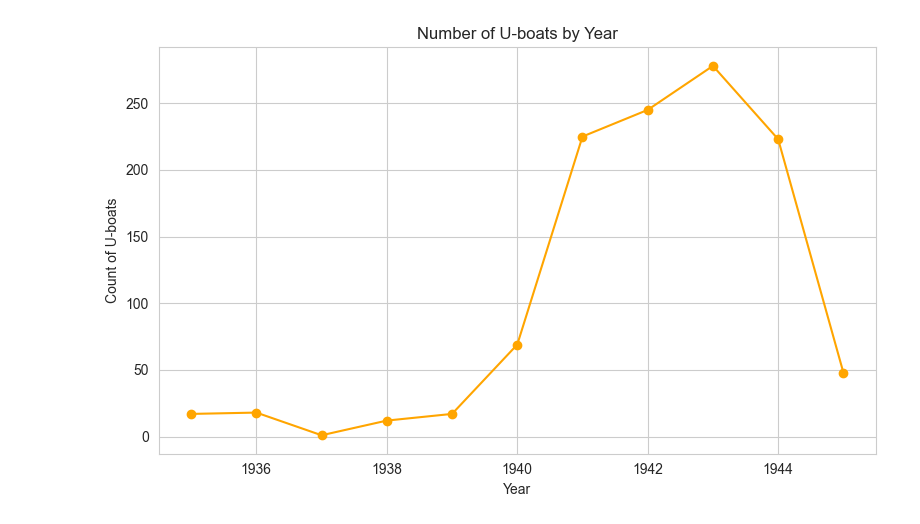
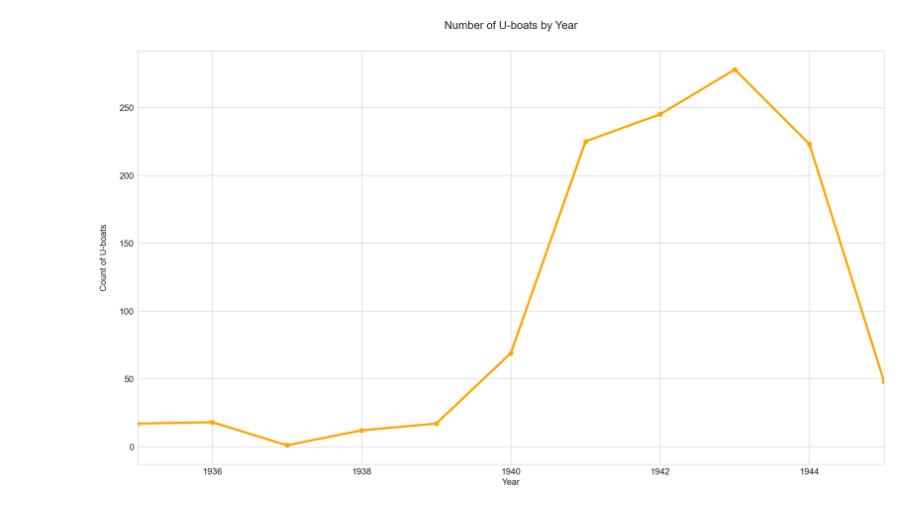
Before and after one commit to amdla/Data-visualisation, a Jupyter notebook: u-boot/karabin.ipynb, the cells around one changed output. Saved outputs shown, nothing was run; the diff lists cells and outputs as text; code cells hidden in the pictures.

```diff
--- a/u-boot/karabin.ipynb
+++ b/u-boot/karabin.ipynb
@@ -12,16 +12,19 @@ df = pd.read_csv('uboats.csv')
 # Optional: improve the style using seaborn
 sns.set_style("whitegrid")
 # %%
-plt.figure(figsize=(8, 5))
+plt.figure(figsize=(20, 12))
 year_counts = df['Year'].value_counts().sort_index()
 
-year_counts.plot(kind='line', color='orange', marker = 'o')
-plt.title("Number of U-boats by Year")
-plt.xlabel("Year")
-plt.ylabel("Count of U-boats")
-
+year_counts.plot(kind='line', color='orange', marker='o', markersize=8, linewidth=4)
+plt.title("Number of U-boats by Year", fontsize=20, pad=40)
+plt.xlabel("Year", fontsize=16)
+plt.ylabel("Count of U-boats", fontsize=16, labelpad=20)
+# make y axis values font bigger
+plt.yticks(fontsize=16)
+plt.xlim(1935, 1945)
+plt.xticks(fontsize=16)
 plt.tight_layout()
 plt.show()
 # %% [output]
-[figure, old version]
+[figure, new version]
 # %%
```
Also changed, not shown: parts of 5 cells of this notebook, 9 other files.
